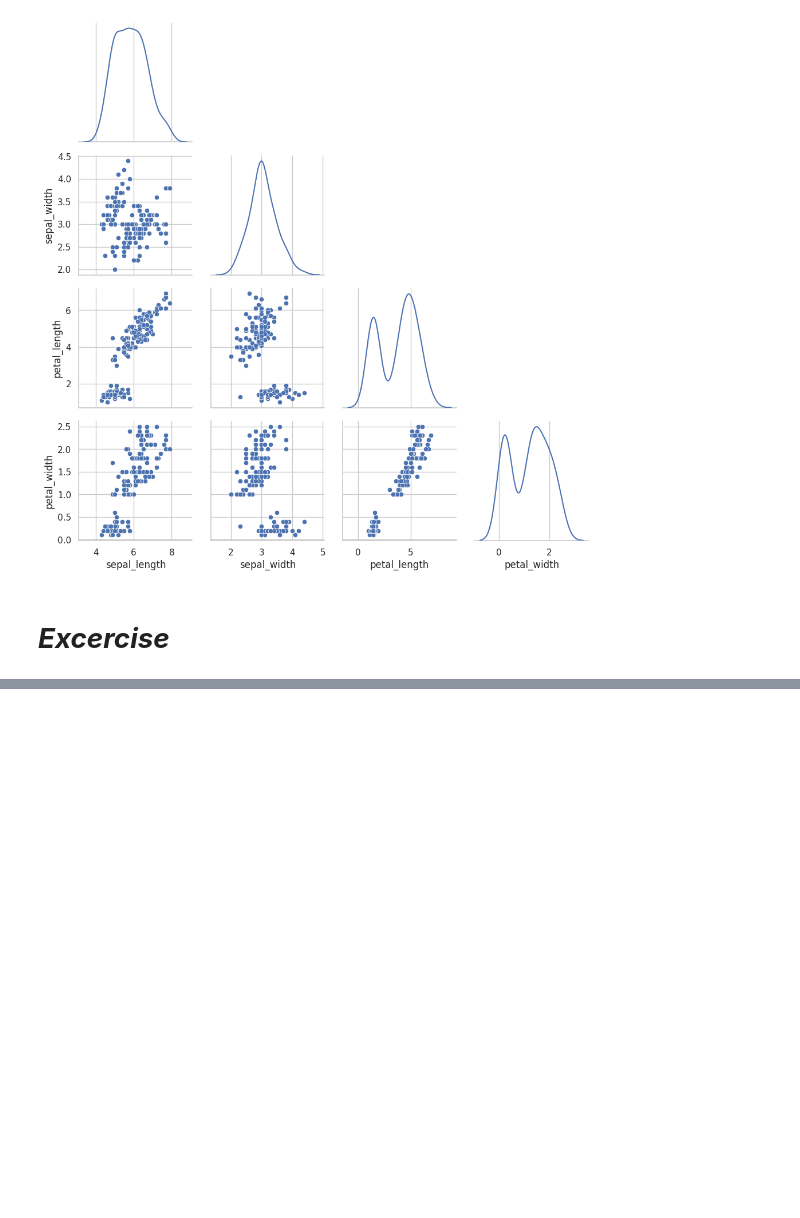
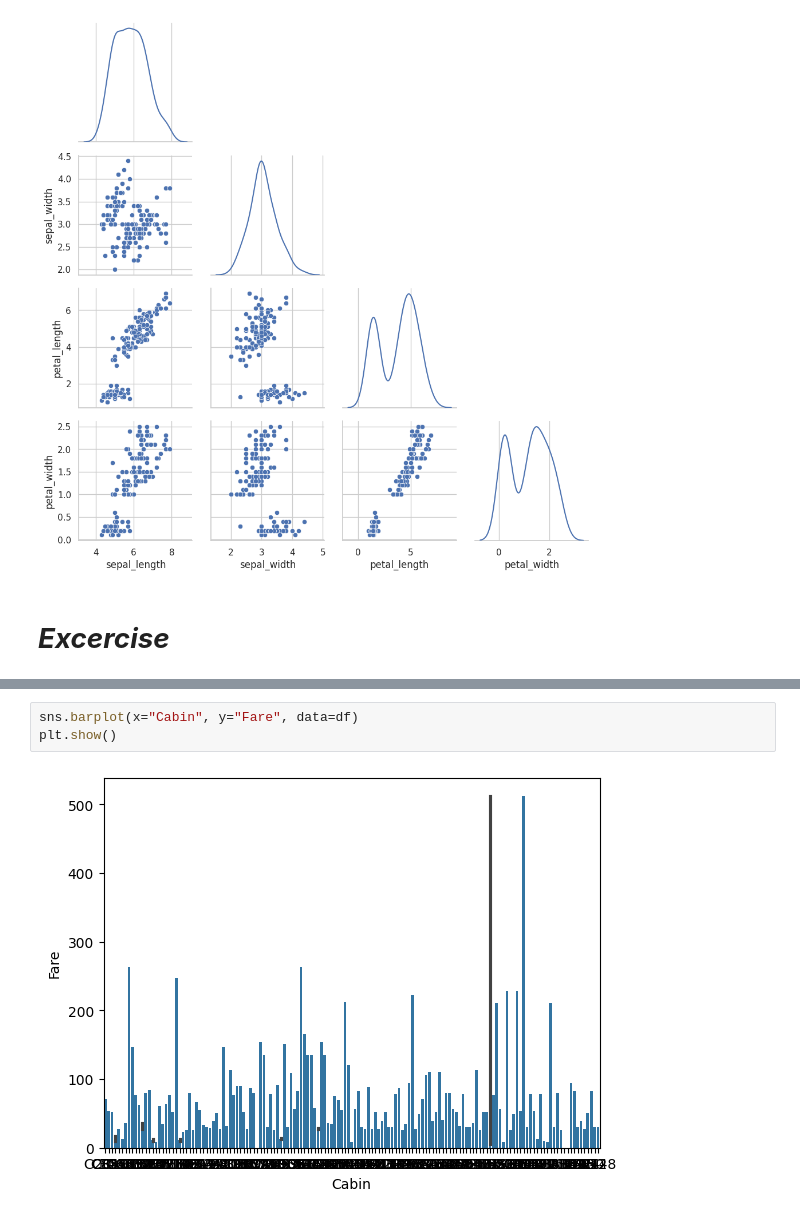
Before and after one commit to RoshanKrO7/6sem, a Jupyter notebook: DAV_Lab7.ipynb, the cells around one changed output, grey strips where cells are left out. Drawn from its saved outputs; the diff is of its cells as text; blank space fills up the shorter version.

```diff
--- a/DAV_Lab7.ipynb
+++ b/DAV_Lab7.ipynb
@@ -199,0 +192,5 @@ sns.catplot(x ='day', y ='total_bill', data = df, kind ='bar')
+# %%
+sns.barplot(x="Cabin", y="Fare", data=df)
+plt.show()
+# %% [output]
+[figure, added]
```
Also changed, not shown: parts of 4 cells of this notebook.
